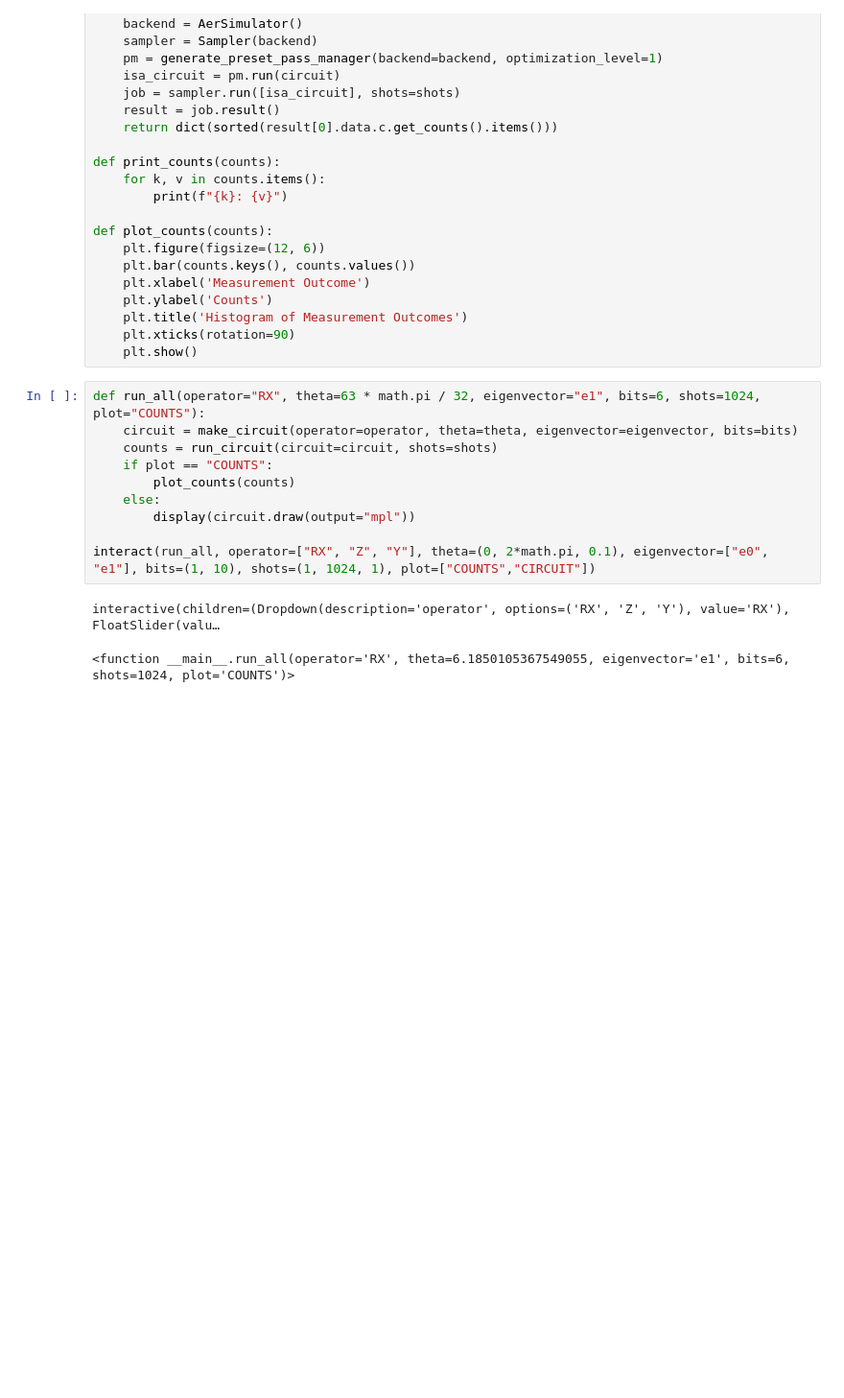
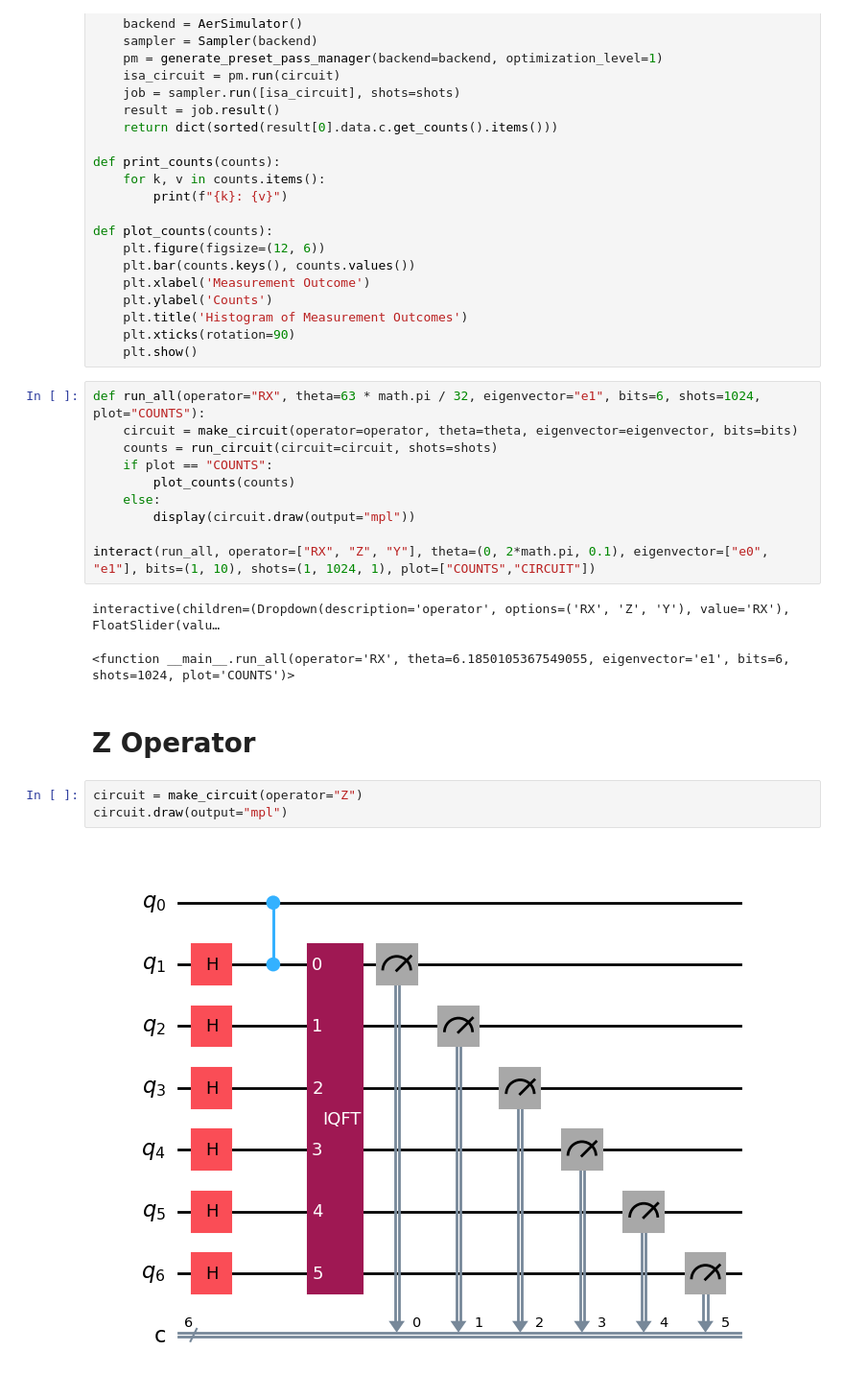
Before and after one commit to johnbhurst/phys440, a Jupyter notebook: bin/homework3_q2_qpe_qiskit.ipynb, the cells around one changed output. Shown: that part at 96% size. Saved outputs shown, nothing was run; the diff lists cells and outputs as text; blank space fills up the shorter version.

Commit message:
feat: Added a couple more output cells for nicer preview demo in GitHub.

```diff
--- a/bin/homework3_q2_qpe_qiskit.ipynb
+++ b/bin/homework3_q2_qpe_qiskit.ipynb
@@ -121,3 +121,10 @@ interact(run_all, operator=["RX", "Z", "Y"], theta=(0, 2*math.pi, 0.1), eigenvec
 # %% [output]
 interactive(children=(Dropdown(description='operator', options=('RX', 'Z', 'Y'), value='RX'), FloatSlider(valu…
 <function __main__.run_all(operator='RX', theta=6.1850105367549055, eigenvector='e1', bits=6, shots=1024, plot='COUNTS')>
+# %% [markdown]
+# Z Operator
+# %%
+circuit = make_circuit(operator="Z")
+circuit.draw(output="mpl")
+# %% [output]
+[figure, added]
```
Also changed, not shown: parts of 2 cells of this notebook.
